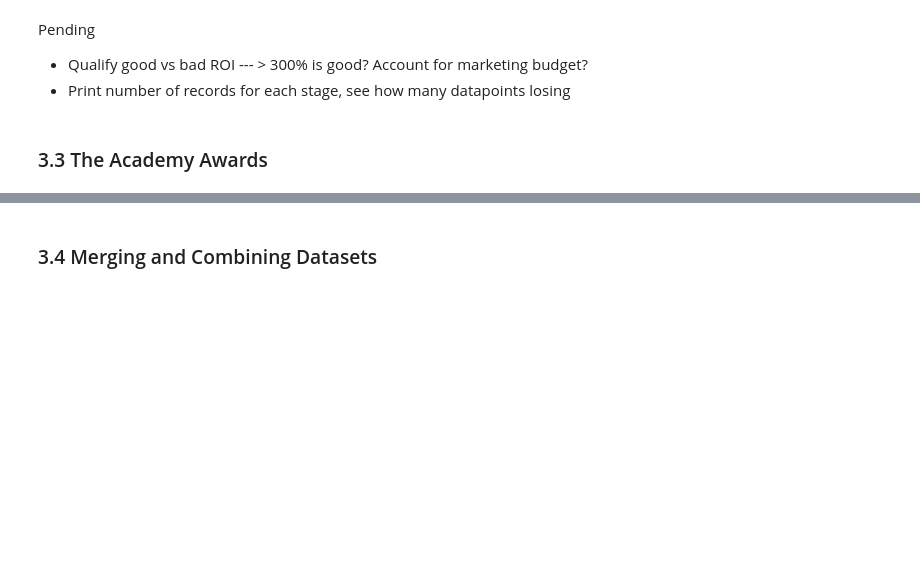
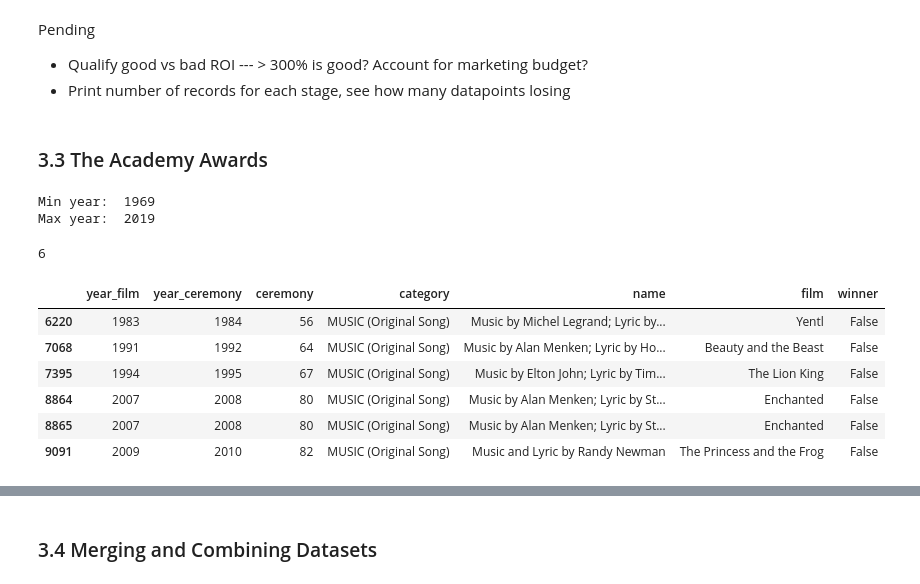
Before and after one commit to valentinav21/microsoft-movie-analysis, a Jupyter notebook: notebook.ipynb, the cells around one changed output, grey strips where cells are left out. Cells and saved outputs as stored; diff of their text form; code cells hidden in the pictures; blank space fills up the shorter version.

Commit message:
new intro, imdb, and oscars analysis

```diff
--- a/notebook.ipynb
+++ b/notebook.ipynb
@@ -323,5 +377,26 @@ academy_df.head()
+# %%
+#Filtering for films made between 1969 and 2019
+
+oscars_df = oscars_df.loc[(oscars_df['year_film'] >= 1969) & (oscars_df['year_film'] <= 2019)]
+print("Min year: ", oscars_df['year_film'].min())
+print("Max year: ", oscars_df['year_film'].max())
+# %% [output]
+Min year:  1969
+Max year:  2019
 # %%
-#Checking for duplicates
-duplicates = academy_df[academy_df.duplicated()]
+#Check for duplicates
+duplicates = oscars_df[oscars_df.duplicated()]
 print(len(duplicates))
+# %% [output]
+6
+# %%
+duplicates
+# %% [output]
+|  | year_film | year_ceremony | ceremony | category | name | film | winner |
+| 6220 | 1983 | 1984 | 56 | MUSIC (Original Song) | Music by Michel Legrand; Lyric by... | Yentl | False |
+| 7068 | 1991 | 1992 | 64 | MUSIC (Original Song) | Music by Alan Menken; Lyric by Ho... | Beauty and the Beast | False |
+| 7395 | 1994 | 1995 | 67 | MUSIC (Original Song) | Music by Elton John; Lyric by Tim... | The Lion King | False |
+| 8864 | 2007 | 2008 | 80 | MUSIC (Original Song) | Music by Alan Menken; Lyric by St... | Enchanted | False |
+| 8865 | 2007 | 2008 | 80 | MUSIC (Original Song) | Music by Alan Menken; Lyric by St... | Enchanted | False |
+| 9091 | 2009 | 2010 | 82 | MUSIC (Original Song) | Music and Lyric by Randy Newman | The Princess and the Frog | False |
 # %%
```
Also changed, not shown: parts of 23 cells of this notebook.
